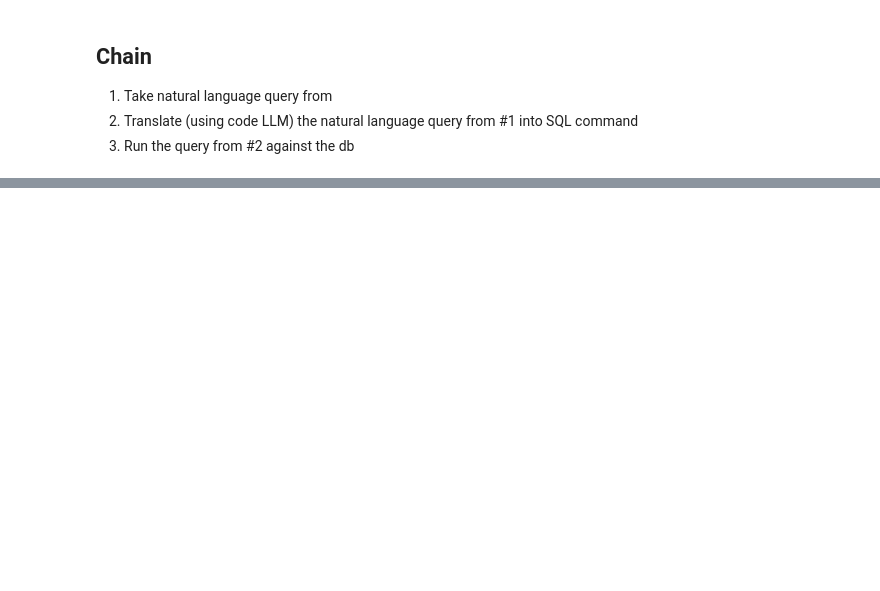
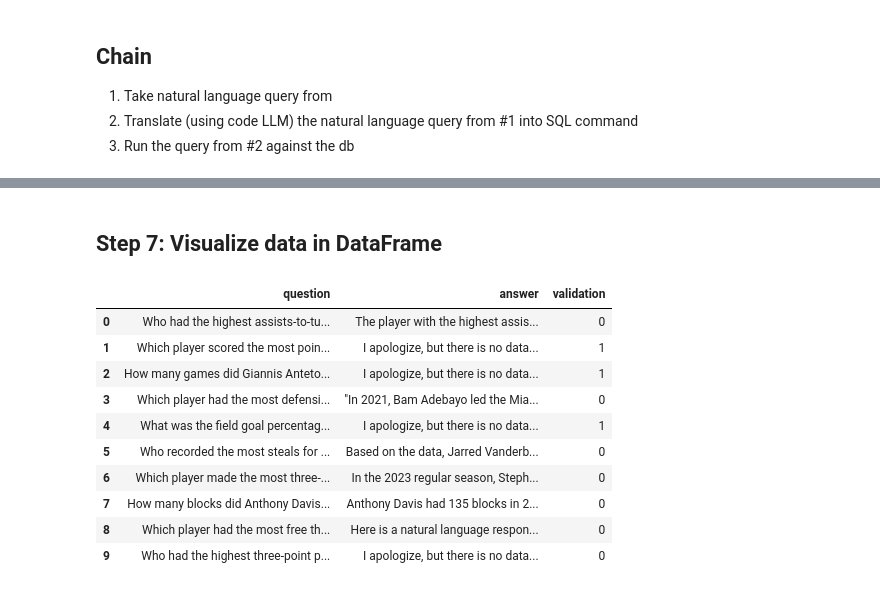
Before and after one commit to ncmoliver/NbaPerformanceFeedbackModel, a Jupyter notebook: validation.ipynb, the cells around one changed output, grey strips where cells are left out. Drawn from its saved outputs; the diff is of its cells as text; code cells hidden in the pictures; blank space fills up the shorter version.

Commit message:
validation completed, project updated, database updated

```diff
--- a/validation.ipynb
+++ b/validation.ipynb
@@ -401,0 +411,7 @@ Transpiled SQL Query: SELECT PLAYER, REB FROM player_stats ORDER BY REB DESC NUL
+# %%
+chat_template_validation = ChatPromptTemplate.from_template(
+    '''
+    Analyze a question [QUESTION]{question}[/QUESTION] and answer [ANSWER]{answer}[/ANSWER] pair.
+    Answer using a binary response of 0 = which means the answer is 'relevant', 1 = 'irrelevant' meaning the answer was irrelevant, NO OTHER WORDS, just 0 or 1.
+    '''
+)
@@ -401,0 +424,7 @@ Transpiled SQL Query: SELECT PLAYER, REB FROM player_stats ORDER BY REB DESC NUL
+# %%
+chat_llm=ChatNVIDIA(
+   model = "meta/llama3-70b-instruct",
+   model_kwargs = {'seed': 365},
+   temperature = 0,
+   max_tokens=100
+)
@@ -401,0 +433,2 @@ Transpiled SQL Query: SELECT PLAYER, REB FROM player_stats ORDER BY REB DESC NUL
+# %%
+string_parser = StrOutputParser()
@@ -401,0 +437,15 @@ Transpiled SQL Query: SELECT PLAYER, REB FROM player_stats ORDER BY REB DESC NUL
+# %%
+# Ensure combined_data is passed correctly into the chain
+# Wrap combined_data in a dict or handle it in a way expected by the chain
+processed_data = []
+for data in combined_data:
+    input_data = {"question": data["question"], "answer": data["answer"]}
+
+    # Process each item in the combined_data through the chain
+    try:
+        result = chat_template_validation | chat_llm | string_parser
+        output = result.invoke(input_data)  # Pass as dictionary
+        print(output)  # Print or handle the chain's output
+        processed_data.append({"question": data["question"], "answer": data["answer"], "validation": output})
+    except Exception as e:
+        print(f"Error processing input {input_data}: {str(e)}")
@@ -401,0 +463,17 @@ Transpiled SQL Query: SELECT PLAYER, REB FROM player_stats ORDER BY REB DESC NUL
+# %% [markdown]
+## Step 7: Visualize data in DataFrame
+# %%
+validation_df = pd.DataFrame(processed_data)
+validation_df.head()
+# %% [output]
+|  | question | answer | validation |
+| 0 | Who had the highest assists-to-tu... | The player with the highest assis... | 0 |
+| 1 | Which player scored the most poin... | I apologize, but there is no data... | 1 |
+| 2 | How many games did Giannis Anteto... | I apologize, but there is no data... | 1 |
+| 3 | Which player had the most defensi... | "In 2021, Bam Adebayo led the Mia... | 0 |
+| 4 | What was the field goal percentag... | I apologize, but there is no data... | 1 |
+| 5 | Who recorded the most steals for ... | Based on the data, Jarred Vanderb... | 0 |
+| 6 | Which player made the most three-... | In the 2023 regular season, Steph... | 0 |
+| 7 | How many blocks did Anthony Davis... | Anthony Davis had 135 blocks in 2... | 0 |
+| 8 | Which player had the most free th... | Here is a natural language respon... | 0 |
+| 9 | Who had the highest three-point p... | I apologize, but there is no data... | 0 |
```
Also changed, not shown: parts of 42 cells of this notebook, 5 other files.
